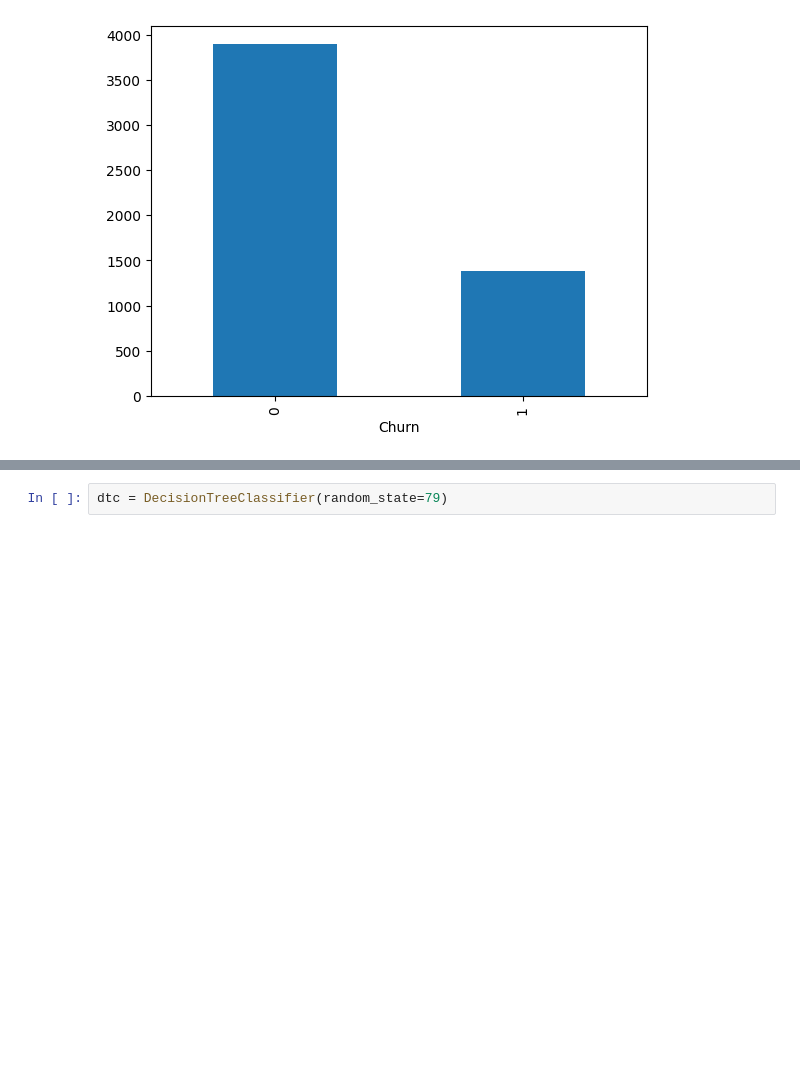
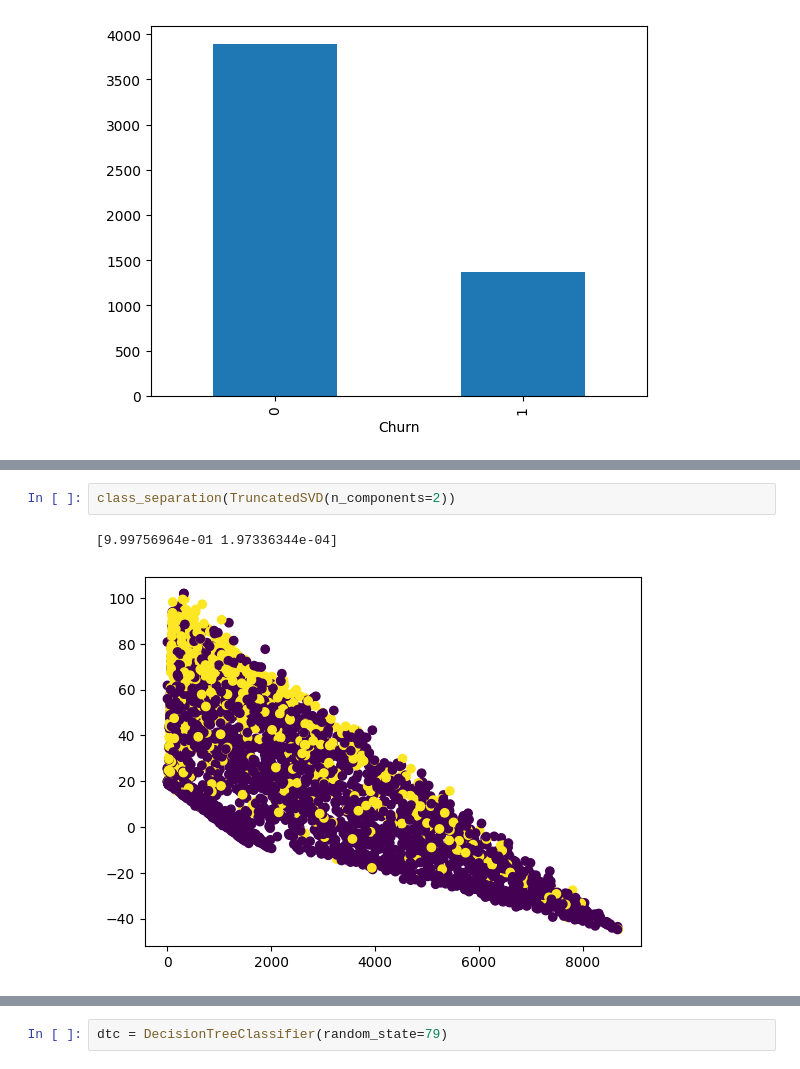
Before and after one commit to Paul-the-human/user_churn, a Jupyter notebook: user_churn.ipynb, the cells around one changed output, grey strips where cells are left out. Drawn from its saved outputs; the diff is of its cells as text; blank space fills up the shorter version.

```diff
--- a/user_churn.ipynb
+++ b/user_churn.ipynb
@@ -183,0 +207,5 @@ roc_auc_score(y_test, y_probs)
+# %%
+class_separation(TruncatedSVD(n_components=2))
+# %% [output]
+[9.99756964e-01 1.97336344e-04]
+[figure, added]
```
Also changed, not shown: parts of 29 cells of this notebook.
